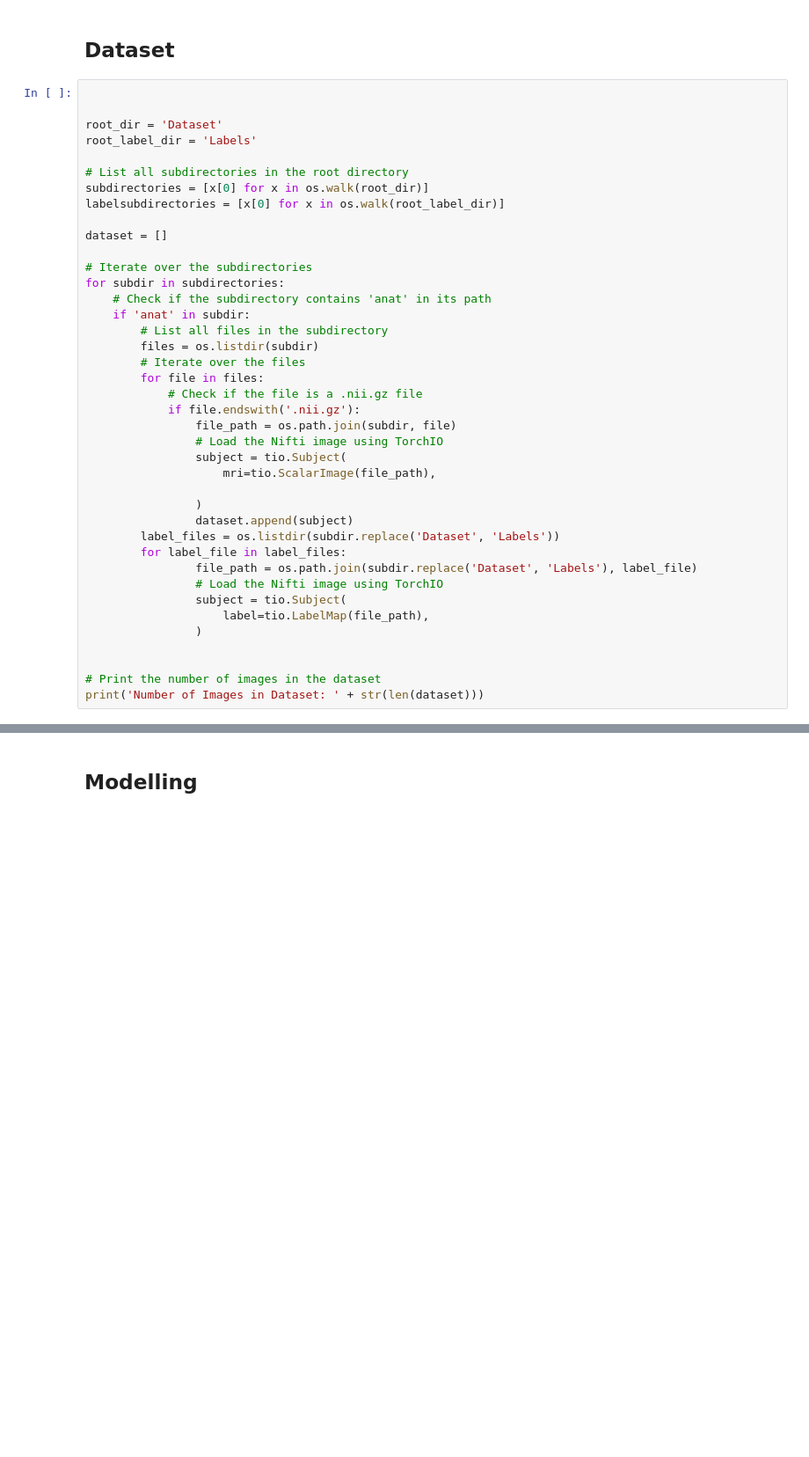
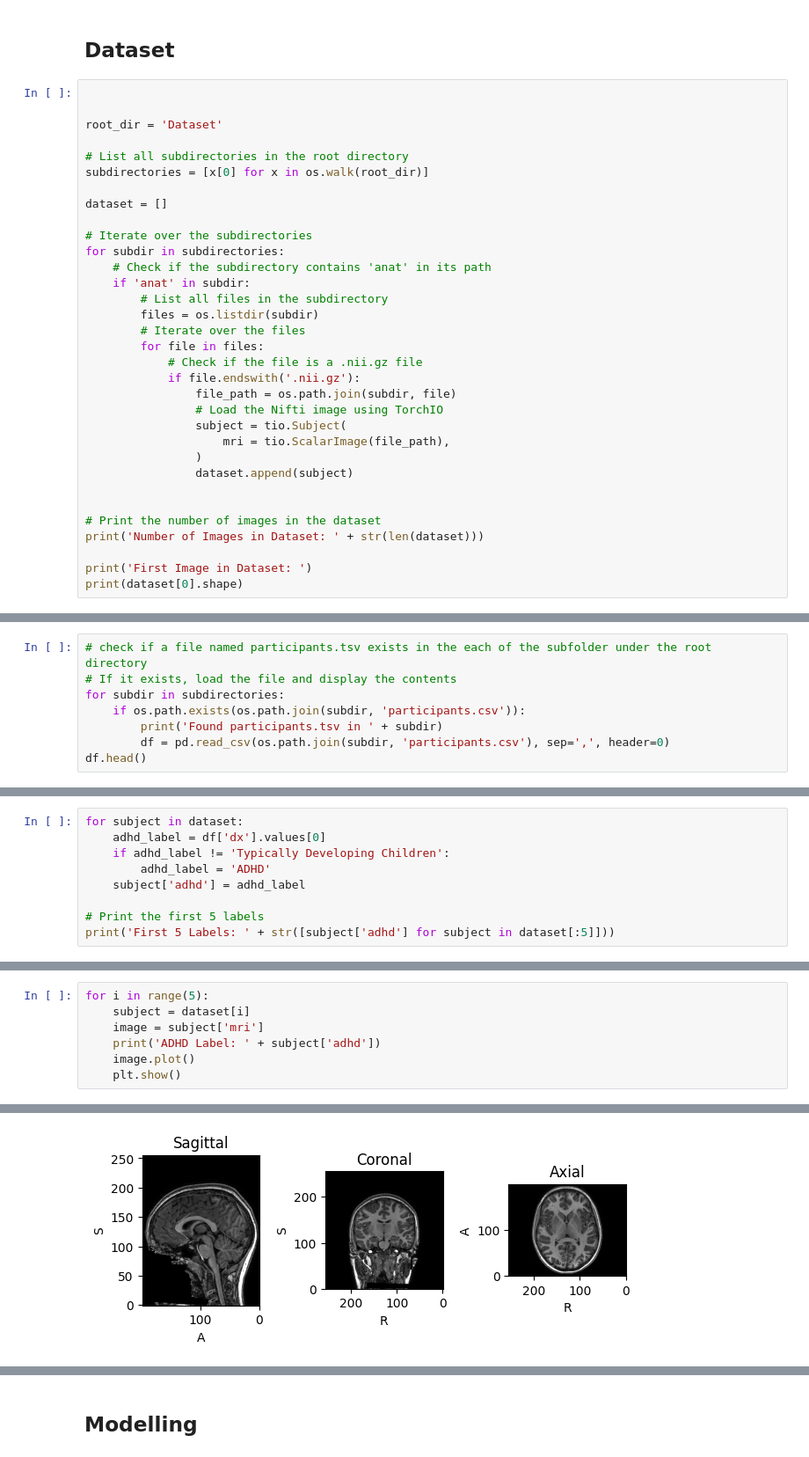
Before and after one commit to angelodelapaz/MLFinalProject, a Jupyter notebook: test.ipynb, the cells around one changed output, grey strips where cells are left out. Shown at 88% size. Drawn from its saved outputs; the diff is of its cells as text; blank space fills up the shorter version.

```diff
--- a/test.ipynb
+++ b/test.ipynb
@@ -42,11 +63,9 @@ Using CPU for inference
 
 
 root_dir = 'Dataset'
-root_label_dir = 'Labels'
 
 # List all subdirectories in the root directory
 subdirectories = [x[0] for x in os.walk(root_dir)]
-labelsubdirectories = [x[0] for x in os.walk(root_label_dir)]
 
 dataset = []
 
@@ -63,19 +82,14 @@ for subdir in subdirectories:
                 file_path = os.path.join(subdir, file)
                 # Load the Nifti image using TorchIO
                 subject = tio.Subject(
-                    mri=tio.ScalarImage(file_path),
-
+                    mri = tio.ScalarImage(file_path),
                 )
                 dataset.append(subject)
-        label_files = os.listdir(subdir.replace('Dataset', 'Labels'))
-        for label_file in label_files:
-                file_path = os.path.join(subdir.replace('Dataset', 'Labels'), label_file)
-                # Load the Nifti image using TorchIO
-                subject = tio.Subject(
-                    label=tio.LabelMap(file_path),
-                )
 
 
 # Print the number of images in the dataset
 print('Number of Images in Dataset: ' + str(len(dataset)))
+
+print('First Image in Dataset: ')
+print(dataset[0].shape)
 # %% [output]
@@ -82,0 +101,8 @@ FileNotFoundError: [Errno 2] No such file or directory: 'Labels/Peking_3/sub-404
+# %%
+# check if a file named participants.tsv exists in the each of the subfolder under the root directory
+# If it exists, load the file and display the contents
+for subdir in subdirectories:
+    if os.path.exists(os.path.join(subdir, 'participants.csv')):
+        print('Found participants.tsv in ' + subdir)
+        df = pd.read_csv(os.path.join(subdir, 'participants.csv'), sep=',', header=0)
+df.head()
@@ -82,0 +124,9 @@ FileNotFoundError: [Errno 2] No such file or directory: 'Labels/Peking_3/sub-404
+# %%
+for subject in dataset:
+    adhd_label = df['dx'].values[0]
+    if adhd_label != 'Typically Developing Children':
+        adhd_label = 'ADHD'
+    subject['adhd'] = adhd_label
+
+# Print the first 5 labels
+print('First 5 Labels: ' + str([subject['adhd'] for subject in dataset[:5]]))
@@ -82,0 +135,8 @@ FileNotFoundError: [Errno 2] No such file or directory: 'Labels/Peking_3/sub-404
+# %%
+for i in range(5):
+    subject = dataset[i]
+    image = subject['mri']
+    print('ADHD Label: ' + subject['adhd'])
+    image.plot()
+    plt.show()
+# %% [output]
@@ -82,0 +144 @@ FileNotFoundError: [Errno 2] No such file or directory: 'Labels/Peking_3/sub-404
+[figure, added]
```
Also changed, not shown: parts of 15 cells of this notebook.
